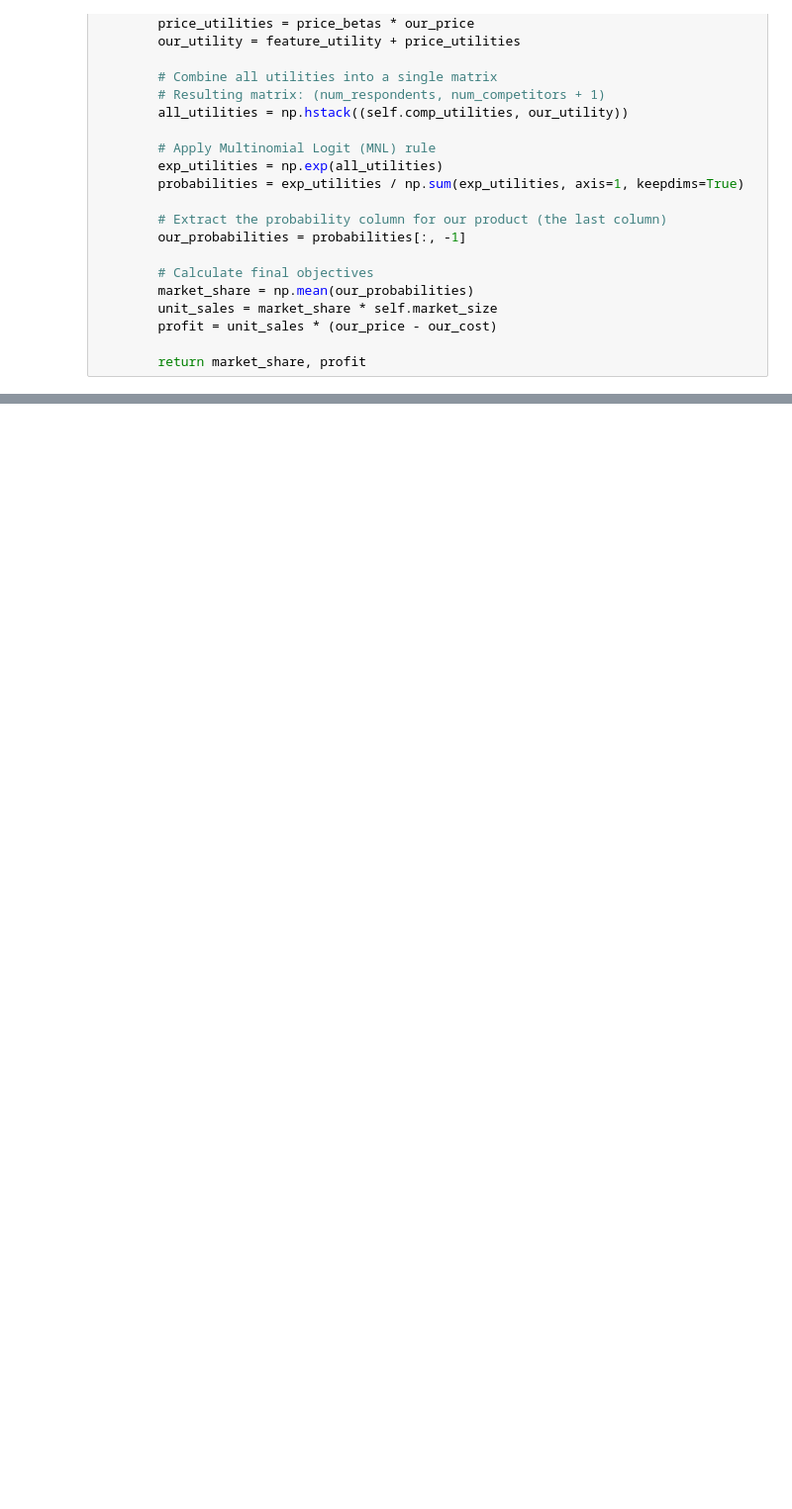
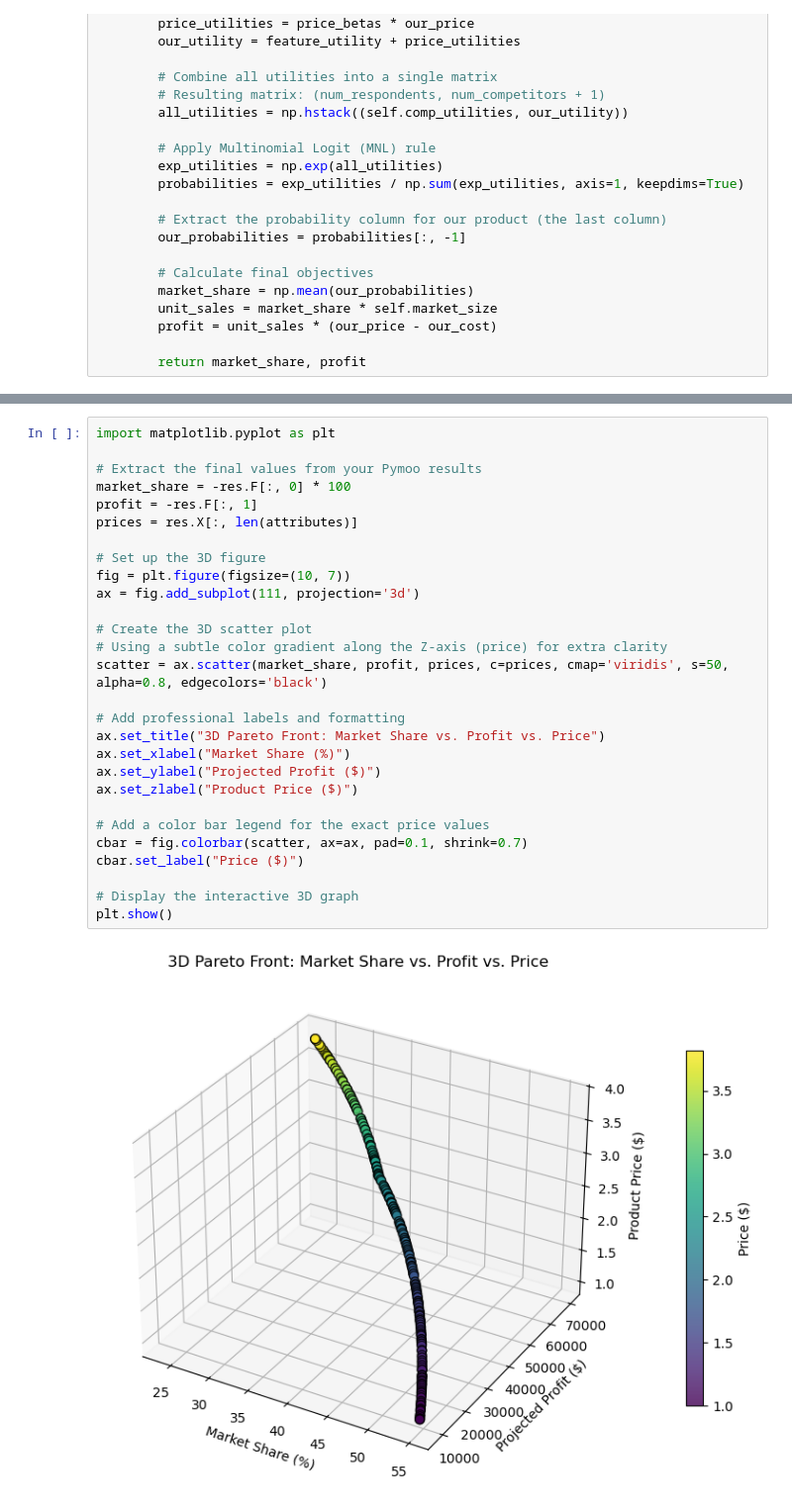
Before and after one commit to pradipk7700-cell/Mechanical-Optimization, a Jupyter notebook: Project/Sim_V3.ipynb, the cells around one changed output, grey strips where cells are left out. Shown at 99% size. Drawn from its saved outputs; the diff is of its cells as text; blank space fills up the shorter version.

Commit message:
V3 updated with flexible attributes

```diff
--- a/Project/Sim_V3.ipynb
+++ b/Project/Sim_V3.ipynb
@@ -194,0 +222,30 @@ Share: 50.26% | Profit: $129453.58 | Price: $ 1.37
+# %%
+import matplotlib.pyplot as plt
+
+# Extract the final values from your Pymoo results
+market_share = -res.F[:, 0] * 100
+profit = -res.F[:, 1]
+prices = res.X[:, len(attributes)]
+
+# Set up the 3D figure
+fig = plt.figure(figsize=(10, 7))
+ax = fig.add_subplot(111, projection='3d')
+
+# Create the 3D scatter plot
+# Using a subtle color gradient along the Z-axis (price) for extra clarity
+scatter = ax.scatter(market_share, profit, prices, c=prices, cmap='viridis', s=50, alpha=0.8, edgecolors='black')
+
+# Add professional labels and formatting
+ax.set_title("3D Pareto Front: Market Share vs. Profit vs. Price")
+ax.set_xlabel("Market Share (%)")
+ax.set_ylabel("Projected Profit ($)")
+ax.set_zlabel("Product Price ($)")
+
+# Add a color bar legend for the exact price values
+cbar = fig.colorbar(scatter, ax=ax, pad=0.1, shrink=0.7)
+cbar.set_label("Price ($)")
+
+# Display the interactive 3D graph
+plt.show()
+# %% [output]
+[figure, added]
```
Also changed, not shown: parts of 3 cells of this notebook, 1 other file.
